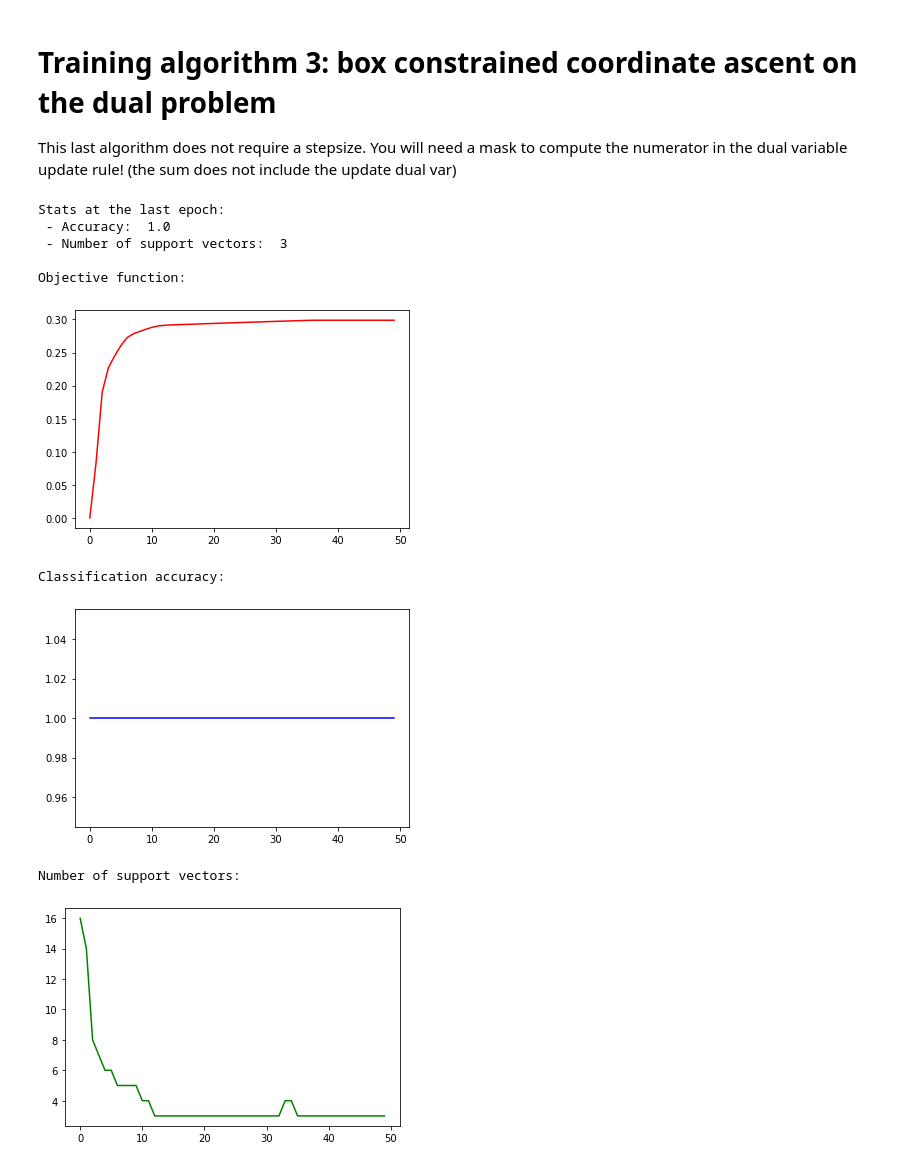
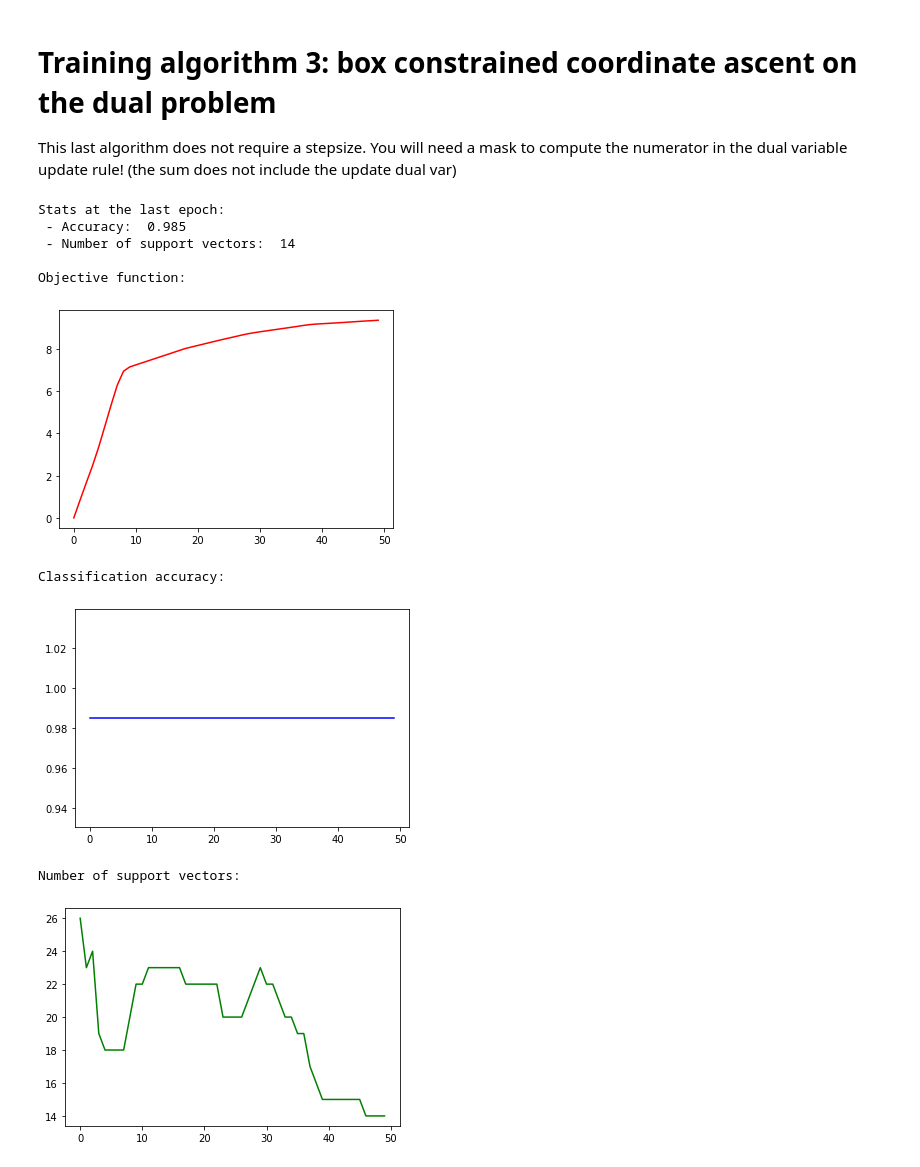
Before and after one commit to kauzarc/ML-algo-TC, a Jupyter notebook: lab1.ipynb, the cells around one changed output. Drawn from its saved outputs; the diff is of its cells as text; code cells hidden in the pictures.

Commit message:
regularization

```diff
--- a/lab1.ipynb
+++ b/lab1.ipynb
@@ -433,7 +433,7 @@ In this second exercise, you need to optimize the dual via projected gradent asc
 2. how do we retrieve primal variables from dual variables in this case?
 # %%
 def dual_vars_to_primal_vars(dual_vars, X, Y_gold, regularization_weight):
-    return - X.T @ Y @ dual_vars
+    return -regularization_weight * X.T @ Y_gold @ dual_vars
 # %%
 # hyperparameters: you can play with them!
 step_size = 1e-4
@@ -449,15 +449,13 @@ objective_per_epoch = list()
 accuracy_per_epoch = list()
 support_vectors = list()
 
-
-Y = np.diag(y_gold)
 for _ in range(n_epochs):
     # compute the object
-    obj = - dual_vars.sum() + 1 / 2 * dual_vars.T @ Y @ X @ X.T @ Y @ dual_vars
+    obj = - dual_vars.sum() + 1 / (2 * regularization_weight) * dual_vars.T @ Y_gold @ X @ X.T @ Y_gold @ dual_vars
     objective_per_epoch.append(obj)
 
     # compute gradient
-    gradient = -1 - Y.T @ X @ X.T @ Y @ dual_vars
+    gradient = -1 - (1 / regularization_weight) * Y_gold.T @ X @ X.T @ Y_gold @ dual_vars
 
     # projected sub-gradient step
     # you can use np.clip to project the new dual variables in the feasible space
@@ -528,56 +526,60 @@ objective_per_epoch = list()
 accuracy_per_epoch = list()
 support_vectors = list()
 
-Q = -Y @ X @ X.T @ Y
+Q = -Y_gold @ X @ X.T @ Y_gold
 b = -np.ones(X.shape[0])
 
 for _ in range(n_epochs):
     # compute objective
-    obj = 1 / 2 * dual_vars.T @ Q @ dual_vars + b.T @ dual_vars
+    obj = 1 / (2 * regularization_weight) * dual_vars.T @ Q @ dual_vars + b.T @ dual_vars
     objective_per_epoch.append(obj)
 
     # for each coordinate
     for k in range(X.shape[0]):
         # update the coordinate k (remember there are constraints on the dual vars!)
-        dual_vars[k] = np.clip((-b[k] - dual_vars @ Q[k] + dual_vars[k] * Q[k, k]) / Q[k, k], -1, 0)
+        dual_vars[k] = np.clip((1 - (1 / regularization_weight) * dual_vars @ Q[k] + dual_vars[k] * Q[k, k]) / Q[k, k], -1, 0)
+
+        # with mask
+        #mask = np.arange(X.shape[0]) != k
+        #dual_vars[k] = np.clip((-b[k] - (1 / regularization_weight) * dual_vars[mask] @ Q[k][mask]) / Q[k, k], -1, 0)
 
     # compute accuracy
     a = dual_vars_to_primal_vars(dual_vars, X, Y_gold, regularization_weight)
     accuracy_per_epoch.append(accuracy(y_gold, predict(a, X)))
 
     # compute the number of support vectors,
     # i.e. the number of dual vars != 0
     support_vectors.append(((dual_vars ** 2) > 1e-7).sum())
 
 
 print("Stats at the last epoch:")
 print(" - Accuracy: ", accuracy_per_epoch[-1])
 print(" - Number of support vectors: ", support_vectors[-1])
 print()
 
 print("Objective function:")
 plt.plot(objective_per_epoch, color="red")
 plt.show()
 
 
 print("Classification accuracy:")
 plt.plot(accuracy_per_epoch, color="blue")
 plt.show()
 
 print("Number of support vectors:")
 plt.plot(support_vectors, color="green")
 plt.show()
 # %% [output]
 Stats at the last epoch:
- - Accuracy:  1.0
- - Number of support vectors:  3
+ - Accuracy:  0.985
+ - Number of support vectors:  14
 
 Objective function:
-[figure, old version]
+[figure, new version]
 Classification accuracy:
-[figure, old version]
+[figure, new version]
 Number of support vectors:
-[figure, old version]
+[figure, new version]
 # %%
 # This plot will show the support vectors in red together with the separating hyperplane,
 # i.e. the blue points have a dual variable = 0
```
Also changed, not shown: parts of 8 cells of this notebook.
